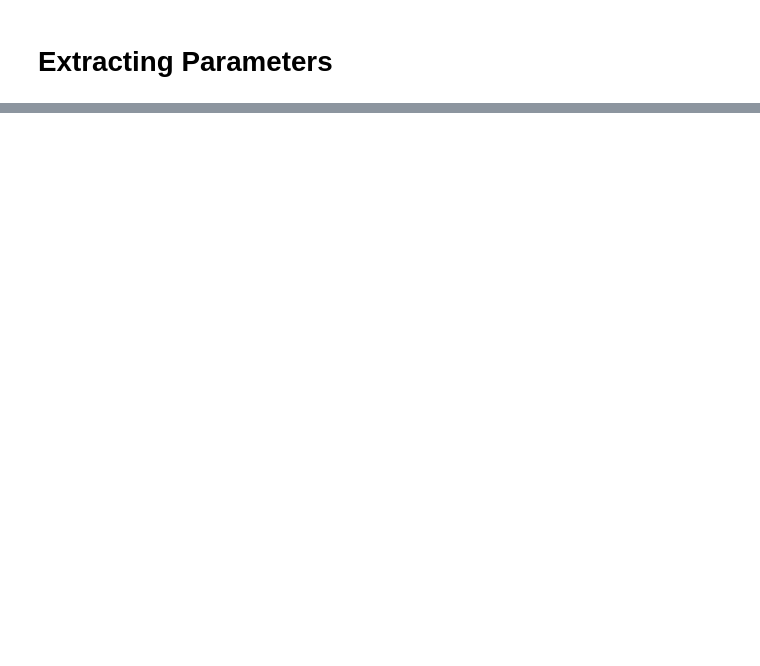
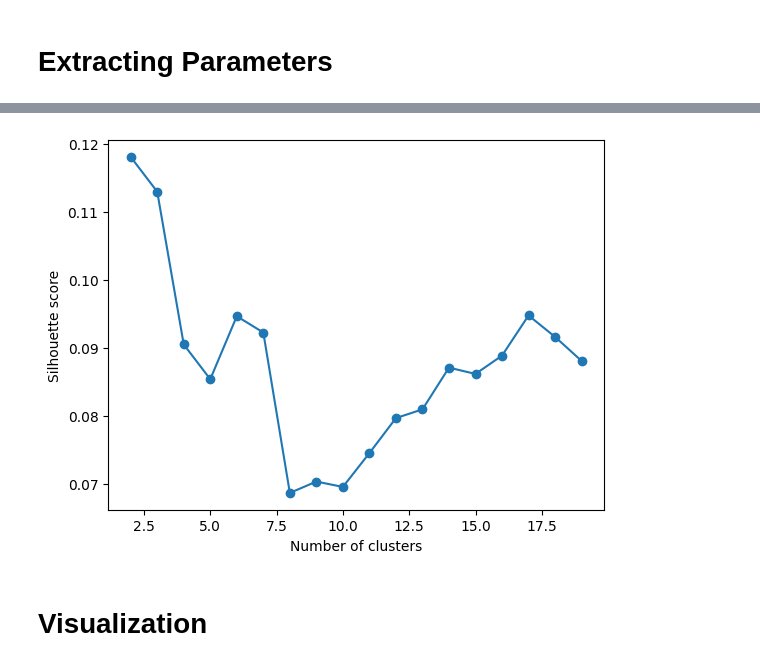
Before and after one commit to Iwe-Coumou/Project-ML, a Jupyter notebook: project.ipynb, the cells around one changed output, grey strips where cells are left out. Saved outputs shown, nothing was run; the diff lists cells and outputs as text; code cells hidden in the pictures; blank space fills up the shorter version.

```diff
--- a/project.ipynb
+++ b/project.ipynb
@@ -137,0 +167,15 @@ dict_keys(['flatten', 'layer_0_Linear', 'layer_1_ReLU', 'layer_2_Linear', 'layer
+# %%
+from sklearn.metrics import silhouette_score
+
+scores = []
+for k in K_range:
+    km = KMeans(n_clusters=k, random_state=0)
+    labels = km.fit_predict(neuron_features)
+    scores.append(silhouette_score(neuron_features, labels))
+
+plt.plot(K_range, scores, marker='o')
+plt.xlabel('Number of clusters')
+plt.ylabel('Silhouette score')
+plt.show()
+# %% [output]
+[figure, added]
@@ -137,0 +188,2 @@ dict_keys(['flatten', 'layer_0_Linear', 'layer_1_ReLU', 'layer_2_Linear', 'layer
+# %% [markdown]
+# Visualization
```
Also changed, not shown: parts of 26 cells of this notebook, 2 other files.
